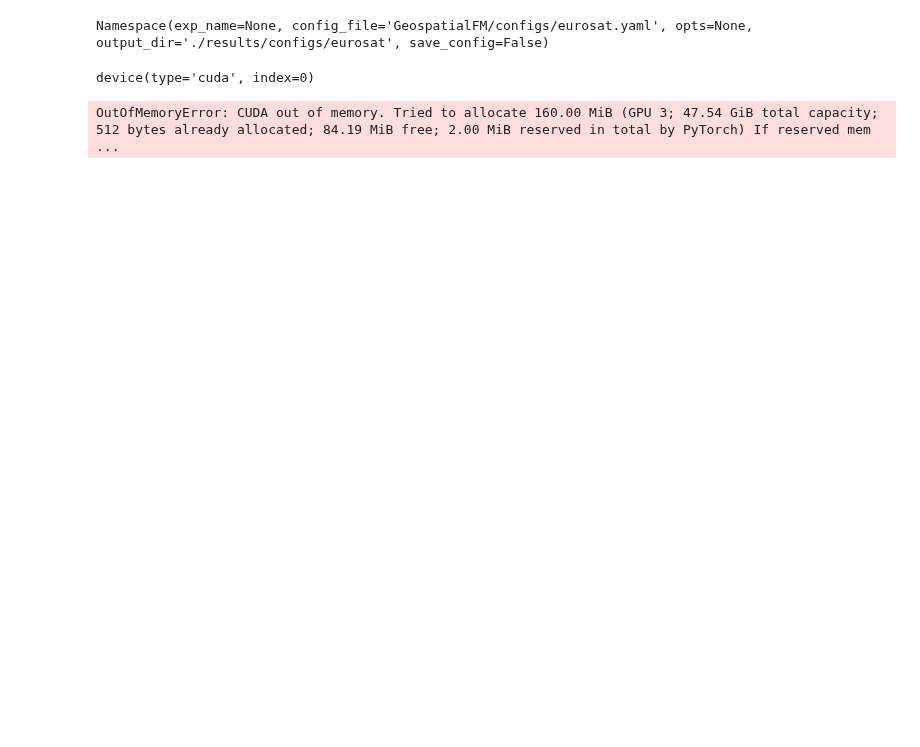
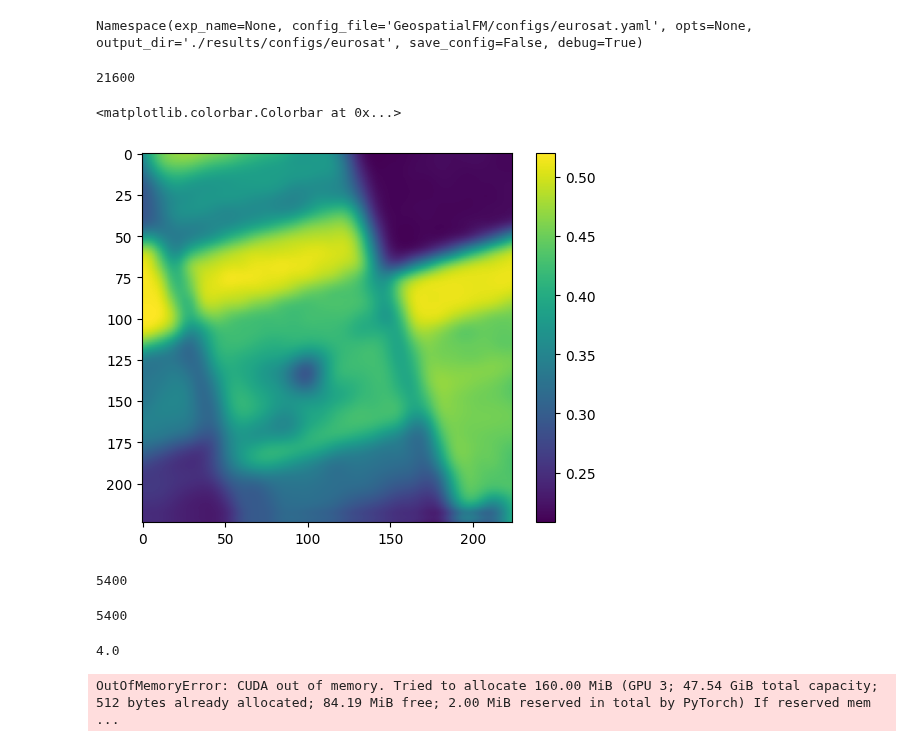
Before and after one commit to uiuctml/GeospatialFM, a Jupyter notebook: torchgeo_playground.ipynb, the cells around one changed output. Cells and saved outputs as stored; diff of their text form; code cells hidden in the pictures; blank space fills up the shorter version.

```diff
--- a/torchgeo_playground.ipynb
+++ b/torchgeo_playground.ipynb
@@ -26,21 +26,40 @@ args = {'exp_name': None,
         'output_dir': './results/configs/eurosat',
         'save_config': False}
 args = argparse.Namespace(**args)
+args.debug = True
 args
 # %% [output]
-Namespace(exp_name=None, config_file='GeospatialFM/configs/eurosat.yaml', opts=None, output_dir='./results/configs/eurosat', save_config=False)
+Namespace(exp_name=None, config_file='GeospatialFM/configs/eurosat.yaml', opts=None, output_dir='./results/configs/eurosat', save_config=False, debug=True)
 # %%
-cfg = setup(args)
+cfg, _ = setup(args)
 # %%
 training_args = TrainingArguments(**cfg['TRAINER'])
 model = get_model(cfg['MODEL'])
 model = model.to(device)
 train_ds, val_ds, test_ds = get_datasets(cfg['DATASET'])
 compute_metrics = get_eval_fn(cfg['DATASET'])
-# %%
-training_args.device
-# %% [output]
-device(type='cuda', index=0)
+# %%
+len(train_ds)+len(val_ds)
+# %% [output]
+21600
+# %%
+plt.imshow(test_ds[0]['image'][-1])
+plt.colorbar()
+# %% [output]
+<matplotlib.colorbar.Colorbar at 0x...>
+[figure, added]
+# %%
+len(test_ds)
+# %% [output]
+5400
+# %%
+len(val_ds)
+# %% [output]
+5400
+# %%
+21600/5400
+# %% [output]
+4.0
 # %%
 trainer = Trainer(
     model=model,                # the instantiated 🤗 Transformers model to be trained
```
Also changed, not shown: parts of 13 cells of this notebook, 12 other files.
